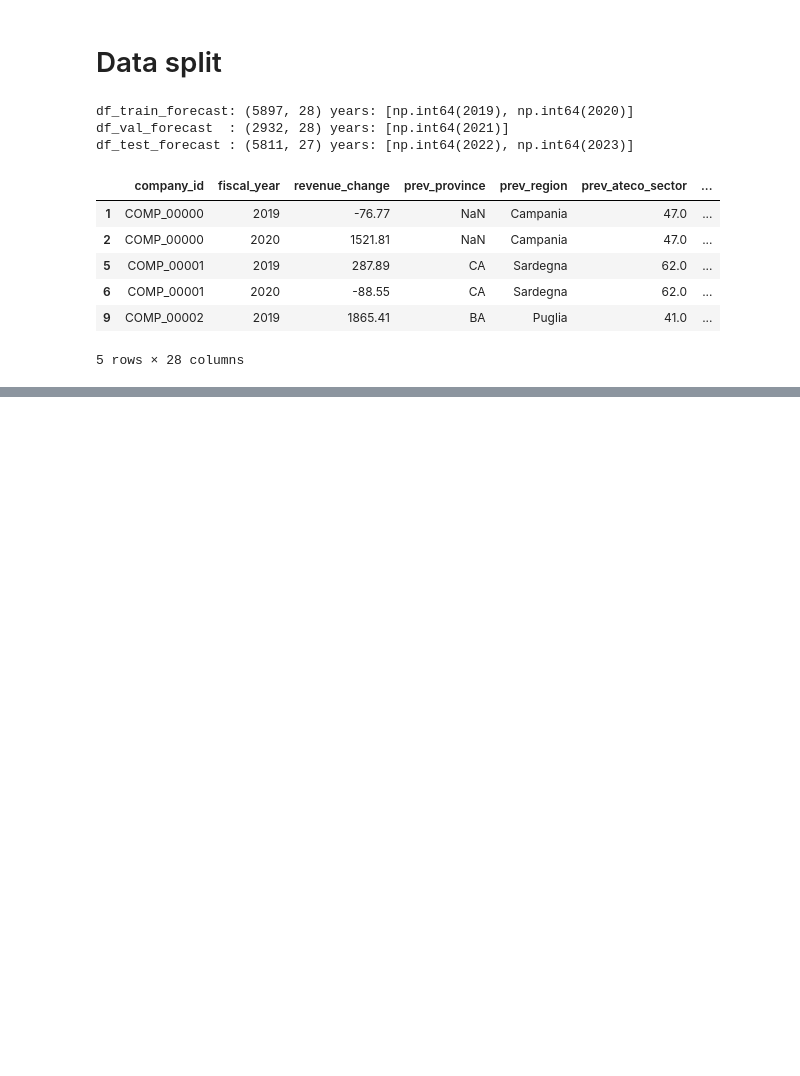
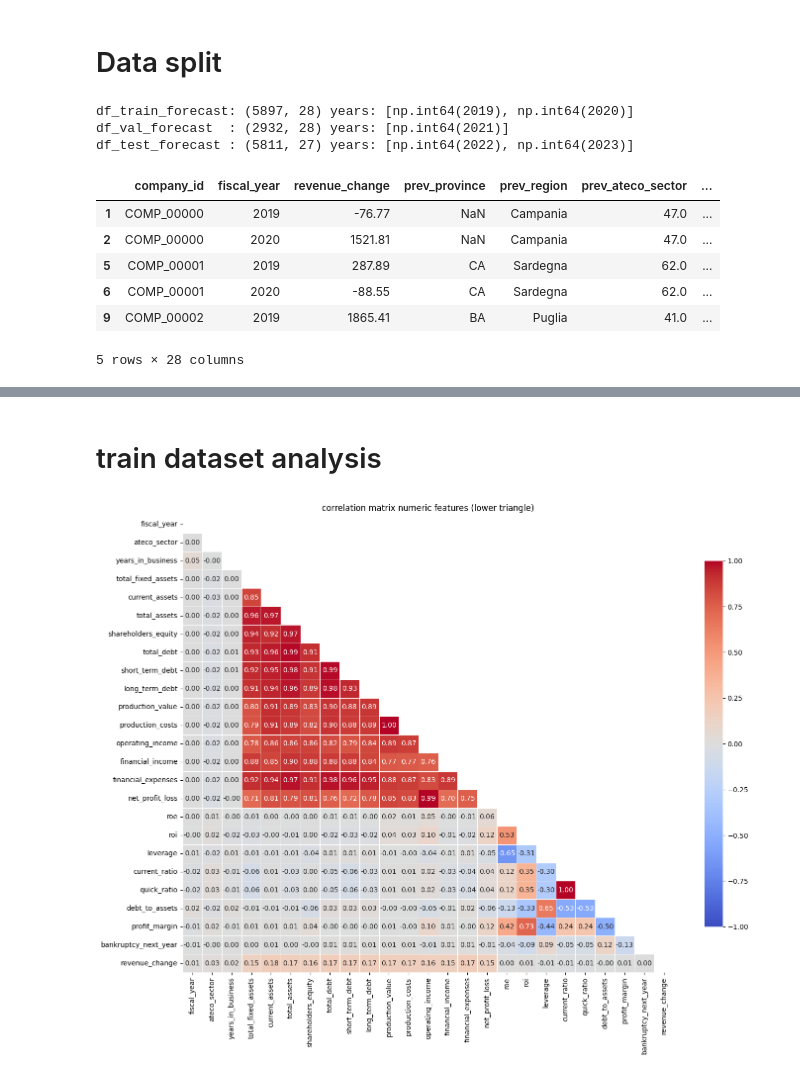
Before and after one commit to MoriondoTommaso/italian-financial-challenge, a Jupyter notebook: notebooks/work_tommaso.ipynb, the cells around one changed output, grey strips where cells are left out. Drawn from its saved outputs; the diff is of its cells as text; code cells hidden in the pictures; blank space fills up the shorter version.

```diff
--- a/notebooks/work_tommaso.ipynb
+++ b/notebooks/work_tommaso.ipynb
@@ -200,3 +204,5 @@ df_train.describe().T
 | prev_quick_ratio | 5897.0 | 1.129564e+00 | 3.699629e-01 | 3.368000e-01 | 8.653000e-01 | 1.091800e+00 | 1.347100e+00 | 2.659100e+00 |
 | prev_debt_to_assets | 5897.0 | 6.287389e-01 | 1.098450e-01 | 4.500000e-01 | 5.360000e-01 | 6.238000e-01 | 7.104000e-01 | 8.997000e-01 |
 | prev_profit_margin | 5897.0 | 5.957550e-02 | 3.693483e-02 | -2.990000e-02 | 3.200000e-02 | 6.190000e-02 | 9.040000e-02 | 1.200000e-01 |
+# %% [markdown]
+# train dataset analysis
@@ -202,0 +215,20 @@ df_train.describe().T
+# %%
+numeric_cols = train_df.select_dtypes(include=np.number).columns
+correlation_matrix = train_df[numeric_cols].corr()
+mask = np.triu(np.ones_like(correlation_matrix, dtype=bool))
+
+plt.figure(figsize=(16,12))
+sns.heatmap(correlation_matrix,
+            mask= mask,
+            fmt= ".2f",
+            annot=True,
+            cmap='coolwarm',
+            vmax= 1, vmin= -1,
+
+            linewidths=.5,
+            cbar_kws={"shrink": .8})
+
+plt.title('correlation matrix numeric features (lower triangle)')
+plt.show()
+# %% [output]
+[figure, added]
```
Also changed, not shown: parts of 15 cells of this notebook, 2 other files.
